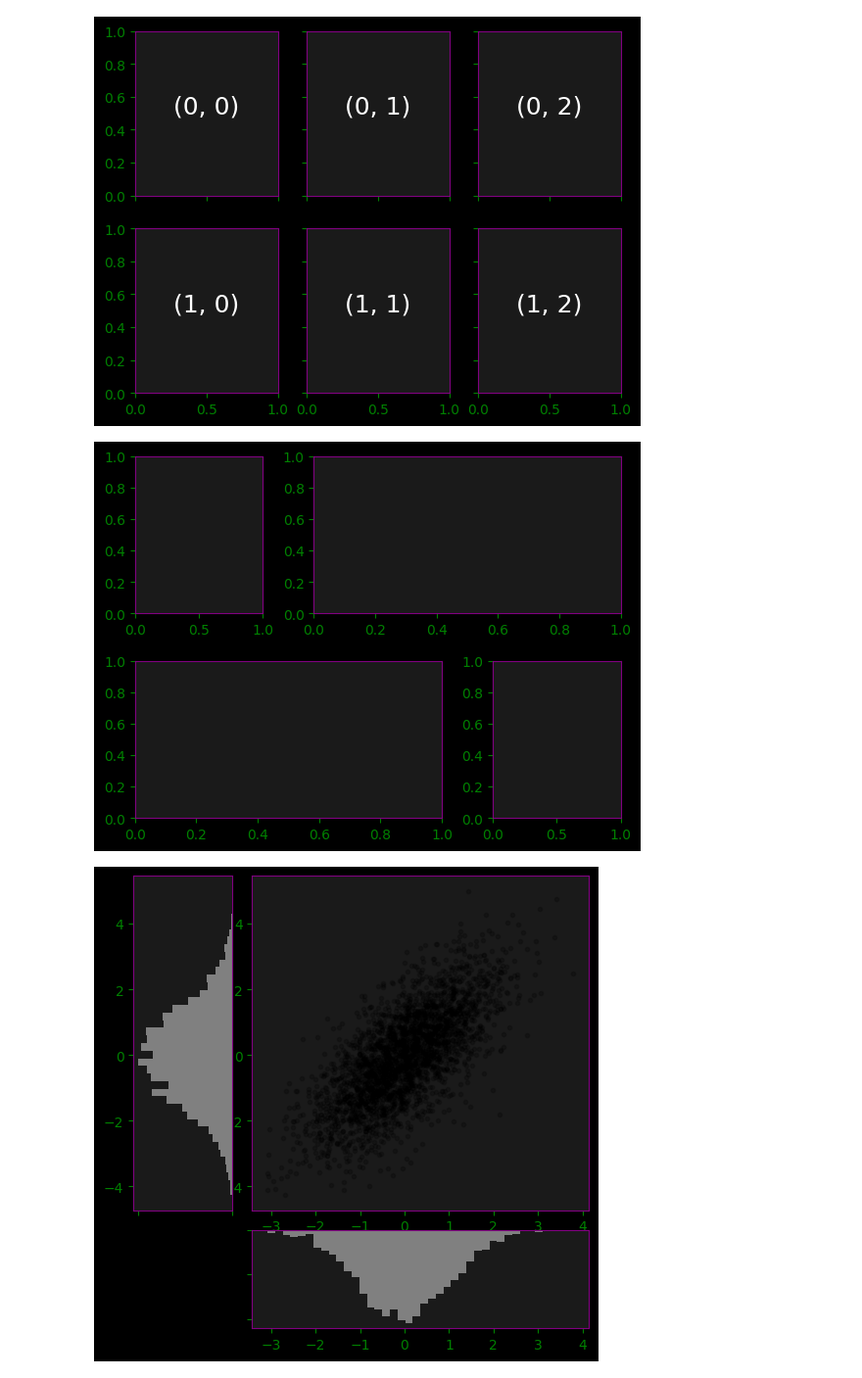
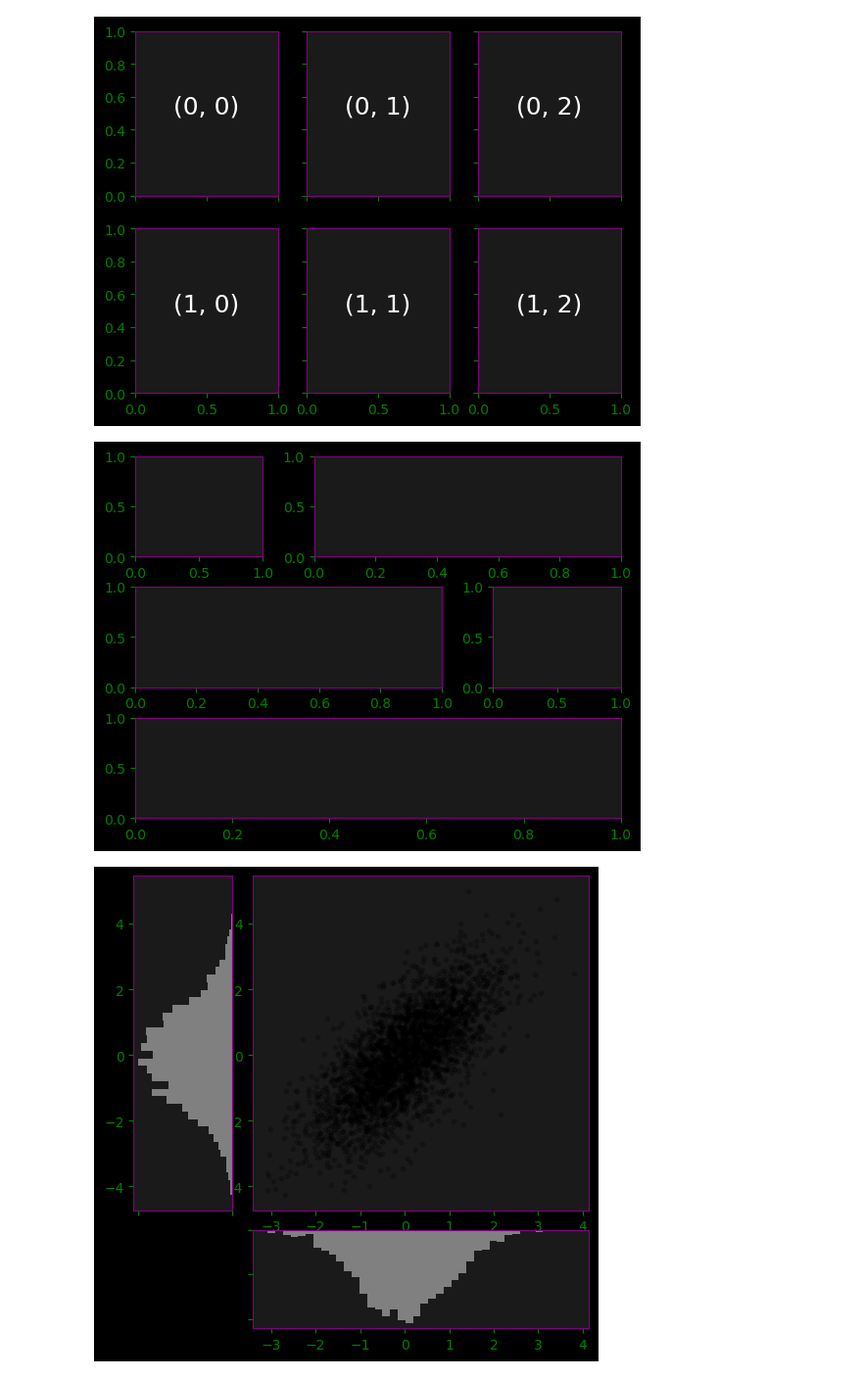
Before and after one commit to agentzero001/jupyter, a Jupyter notebook: Python_Libs/matplotlib/subplots.ipynb, the cells around one changed output. Shown: that part at 98% size. Saved outputs shown, nothing was run; the diff lists cells and outputs as text; code cells hidden in the pictures.

```diff
--- a/Python_Libs/matplotlib/subplots.ipynb
+++ b/Python_Libs/matplotlib/subplots.ipynb
@@ -56,14 +56,15 @@ for i in range(2):
 # %% [output]
 [figure]
 # %%
-grid = plt.GridSpec(2, 3, wspace=0.4, hspace=0.3)
+grid = plt.GridSpec(3, 3, wspace=0.4, hspace=0.3)
 # %%
 plt.subplot(grid[0, 0])
 plt.subplot(grid[0, 1:])
 plt.subplot(grid[1, :2])
-plt.subplot(grid[1, 2]);
+plt.subplot(grid[1, 2])
+plt.subplot(grid[2, :]);
 # %% [output]
-[figure, old version]
+[figure, new version]
 # %%
 # Create some normally distributed data
 mean = [0, 0]
```
Also changed, not shown: parts of 3 cells of this notebook, 3 other files.
